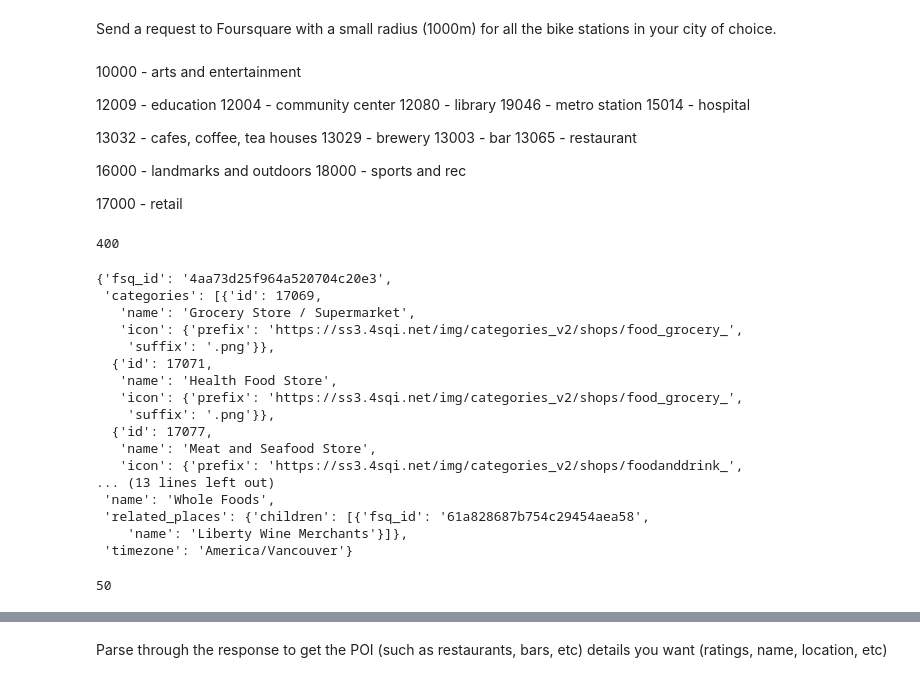
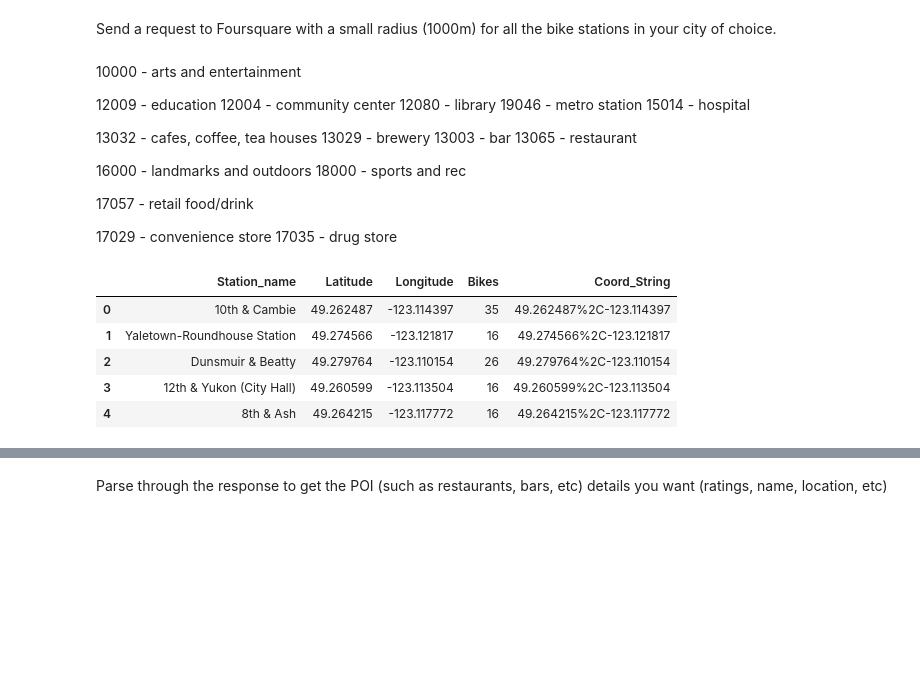
Before and after one commit to btmarsh6/Statistical-Modeling-Project, a Jupyter notebook: notebooks/yelp_foursquare_EDA.ipynb, the cells around one changed output, grey strips where cells are left out. Saved outputs shown, nothing was run; the diff lists cells and outputs as text; code cells hidden in the pictures; blank space fills up the shorter version.

```diff
--- a/notebooks/yelp_foursquare_EDA.ipynb
+++ b/notebooks/yelp_foursquare_EDA.ipynb
@@ -29,42 +29,17 @@ Send a request to Foursquare with a small radius (1000m) for all the bike statio
 16000 - landmarks and outdoors
 18000 - sports and rec
 
-17000 - retail
+17057 - retail food/drink
+
+17029 - convenience store
+17035 - drug store
-# %%
-fs_api_key = os.environ['FOURSQUARE_KEY_2']
-
-location = '49.262487%2C-123.114397'
-url = "https://api.foursquare.com/v3/places/search?radius=400&categories=10000%2C12009%2C12004%2C12080%2C13032%2C13029%2C13003%2C13065%2C16000%2C17000%2C18000%2C19046%2C15014&limit=50&ll=" + location
-
-headers = {"accept": "application/json",
-           'Authorization': fs_api_key}
-
-response = requests.get(url, headers=headers)
-
-print(response.status_code)
-# %% [output]
-400
-# %%
-response.json()['results'][0]
-# %% [output]
-{'fsq_id': '4aa73d25f964a520704c20e3',
- 'categories': [{'id': 17069,
-   'name': 'Grocery Store / Supermarket',
-   'icon': {'prefix': 'https://ss3.4sqi.net/img/categories_v2/shops/food_grocery_',
-    'suffix': '.png'}},
-  {'id': 17071,
-   'name': 'Health Food Store',
-   'icon': {'prefix': 'https://ss3.4sqi.net/img/categories_v2/shops/food_grocery_',
-    'suffix': '.png'}},
-  {'id': 17077,
-   'name': 'Meat and Seafood Store',
-   'icon': {'prefix': 'https://ss3.4sqi.net/img/categories_v2/shops/foodanddrink_',
-... (13 lines left out)
- 'name': 'Whole Foods',
- 'related_places': {'children': [{'fsq_id': '61a828687b754c29454aea58',
-    'name': 'Liberty Wine Merchants'}]},
- 'timezone': 'America/Vancouver'}
-# %%
-len(response.json()['results'])
-# %% [output]
-50
+# %%
+bike_df = pd.read_csv('bike_df')
+bike_df.head()
+# %% [output]
+|  | Station_name | Latitude | Longitude | Bikes | Coord_String |
+| 0 | 10th & Cambie | 49.262487 | -123.114397 | 35 | 49.262487%2C-123.114397 |
+| 1 | Yaletown-Roundhouse Station | 49.274566 | -123.121817 | 16 | 49.274566%2C-123.121817 |
+| 2 | Dunsmuir & Beatty | 49.279764 | -123.110154 | 26 | 49.279764%2C-123.110154 |
+| 3 | 12th & Yukon (City Hall) | 49.260599 | -123.113504 | 16 | 49.260599%2C-123.113504 |
+| 4 | 8th & Ash | 49.264215 | -123.117772 | 16 | 49.264215%2C-123.117772 |
```
Also changed, not shown: parts of 6 cells of this notebook, 2 other files.
